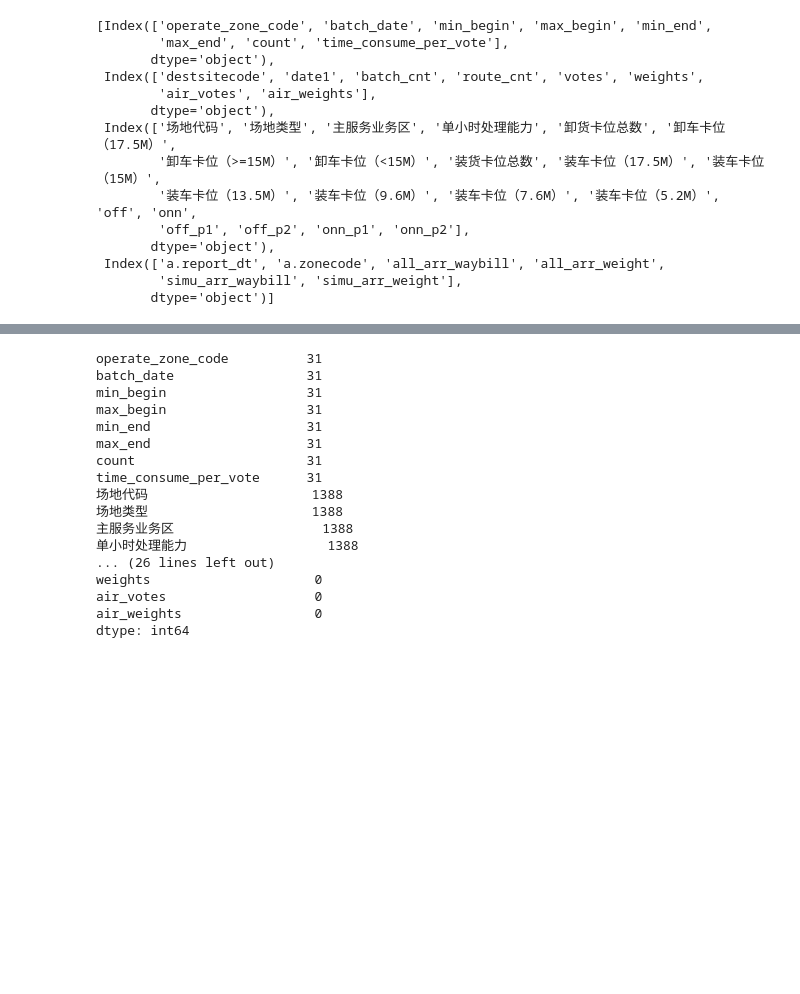
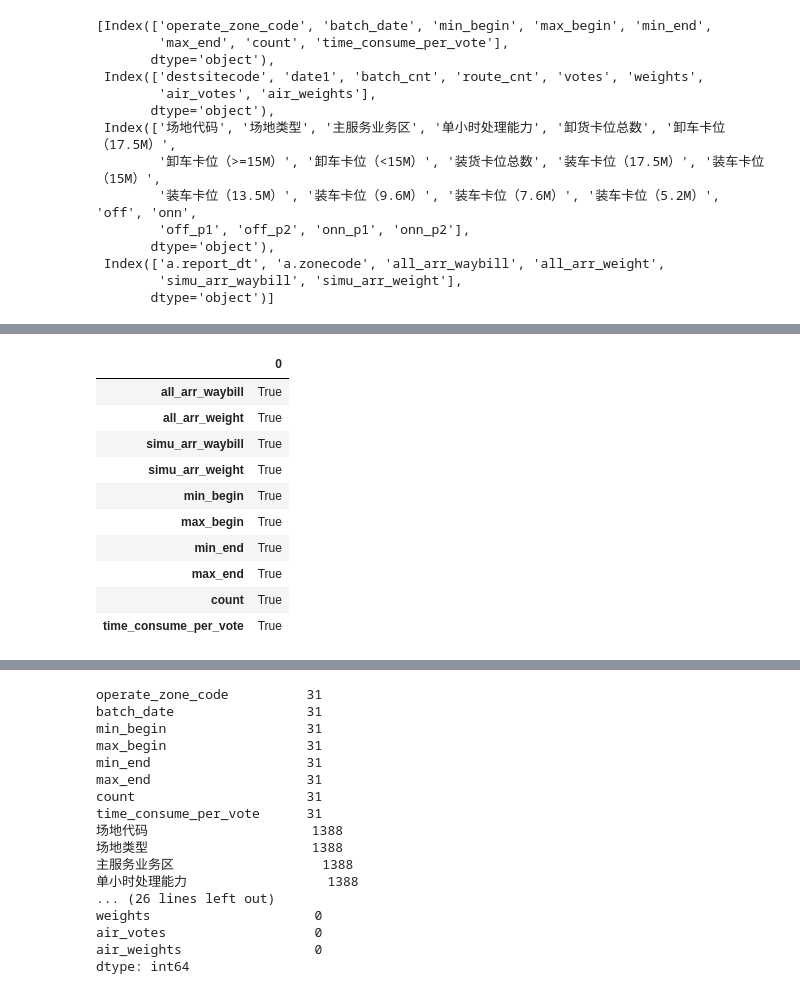
Before and after one commit to fyenne/play7_comp, a Jupyter notebook: data_clea.ipynb, the cells around one changed output, grey strips where cells are left out. Cells and saved outputs as stored; diff of their text form; code cells hidden in the pictures; blank space fills up the shorter version.

```diff
--- a/data_clea.ipynb
+++ b/data_clea.ipynb
@@ -243,13 +260,20 @@ hist_arr_part.columns]
 """
 od_dest , ta, loc, hist_arr_part
 """
-# od_dest.merge(ta, \
-#     left_on=['destsitecode', 'date1'],
-#     right_on = ['operate_zone_code', 'batch_date'],
-#     how = 'left',  validate = 'one_to_one')
+od_ta = od_dest.merge(ta, \
+    left_on=['destsitecode', 'date1'],
+    right_on = ['operate_zone_code', 'batch_date'],
+    how = 'left',  validate = 'one_to_one')
     # task arrange lakc 31
-od_dest.merge(loc, \
-    left_on=['destsitecode' ],
-    right_on = ['场地代码'],
-    how = 'left')
+
+# od_dest.merge(loc, \
+#     left_on=['destsitecode' ],
+#     right_on = ['场地代码'],
+#     how = 'left')
     #  .isna().sum() 1388
+
+od_ta_his = hist_arr_part.merge(
+    od_ta,
+    left_on = ['a.report_dt', 'a.zonecode'],
+    right_on = ['date1', 'destsitecode'], validate = 'one_to_one', how = 'right') \
+        # .isna().sum()   264
@@ -269,0 +280,17 @@ od_dest.merge(loc, \
+# %%
+od_ta_his = od_ta_his.drop(['a.report_dt', 'a.zonecode','operate_zone_code','batch_date'], axis= 1)
+# %%
+impute = pd.DataFrame(od_ta_his.isna().sum() != 0)
+impute = impute[impute[0] == True];impute
+# %% [output]
+|  | 0 |
+| all_arr_waybill | True |
+| all_arr_weight | True |
+| simu_arr_waybill | True |
+| simu_arr_weight | True |
+| min_begin | True |
+| max_begin | True |
+| min_end | True |
+| max_end | True |
+| count | True |
+| time_consume_per_vote | True |
```
Also changed, not shown: parts of 8 cells of this notebook, 1 other file.
